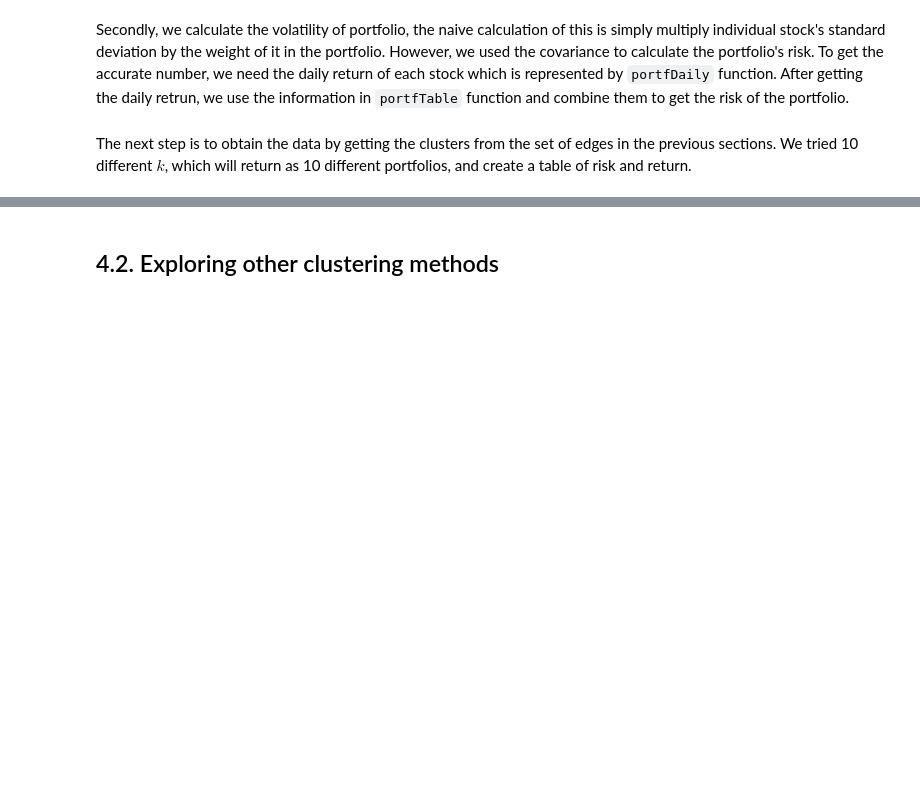
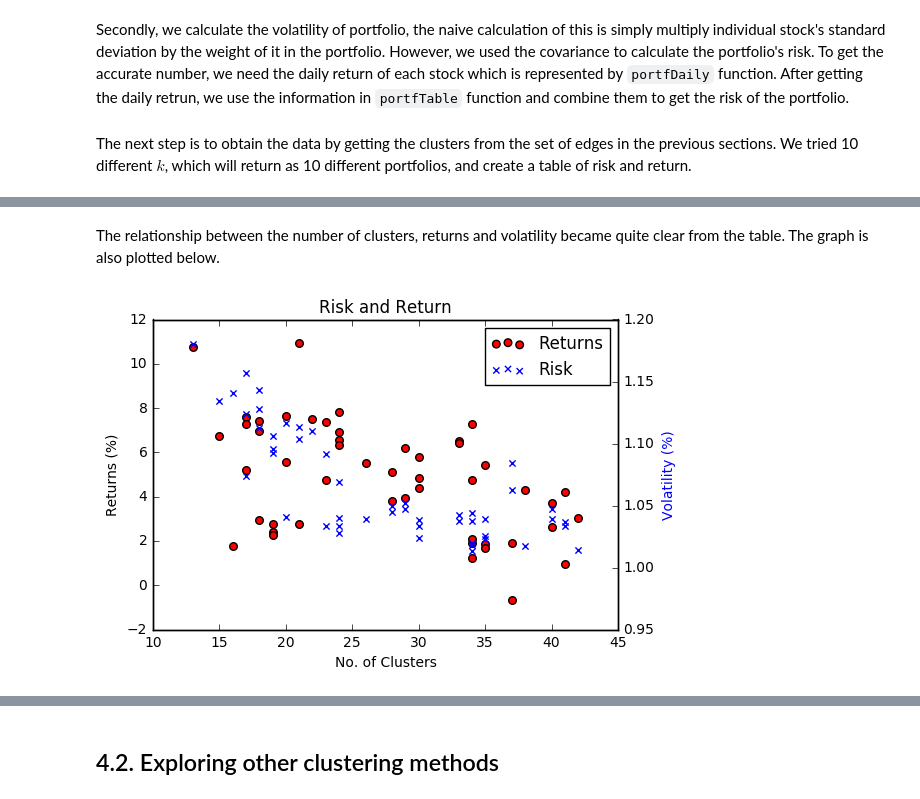
Before and after one commit to kaixuant/DSA_Stock, a Jupyter notebook: Stock Market Clustering.ipynb, the cells around one changed output, grey strips where cells are left out. Cells and saved outputs as stored; diff of their text form; code cells hidden in the pictures; blank space fills up the shorter version.

Commit message:
added graph and comments

```diff
--- a/Stock Market Clustering.ipynb
+++ b/Stock Market Clustering.ipynb
@@ -760,0 +768,25 @@ ClusterRiskReturn
+# %% [markdown]
+The relationship between the number of clusters, returns and volatility became quite clear from the table. The graph is also plotted below.
+# %%
+def plot_portf_return():
+    fig, ax1 = plt.subplots()
+    ax2 = ax1.twinx()
+
+    ax1.scatter(ClusterRiskReturn.no_cluster, ClusterRiskReturn.returns, s=30, c = 'r', label = 'Returns')
+    ax2.scatter(ClusterRiskReturn.no_cluster, ClusterRiskReturn.volatility, c = 'b', marker='x', label = 'Risk')
+
+    ax1.set_xlabel('No. of Clusters')
+    ax1.set_ylabel('Returns (%)')
+    ax2.set_ylabel('Volatility (%)', color = 'b')
+
+    lines, labels = ax1.get_legend_handles_labels()
+    lines2, labels2 = ax2.get_legend_handles_labels()
+    ax2.legend(lines + lines2, labels + labels2, loc=0)
+
+    plt.title('Risk and Return')
+    plt.show()
+    # plt.savefig('plot_portf_return.png', dpi = 300, bbox_inches='tight')
+
+plot_portf_return()
+# %% [output]
+[figure, added]
```
Also changed, not shown: parts of 2 cells of this notebook.
